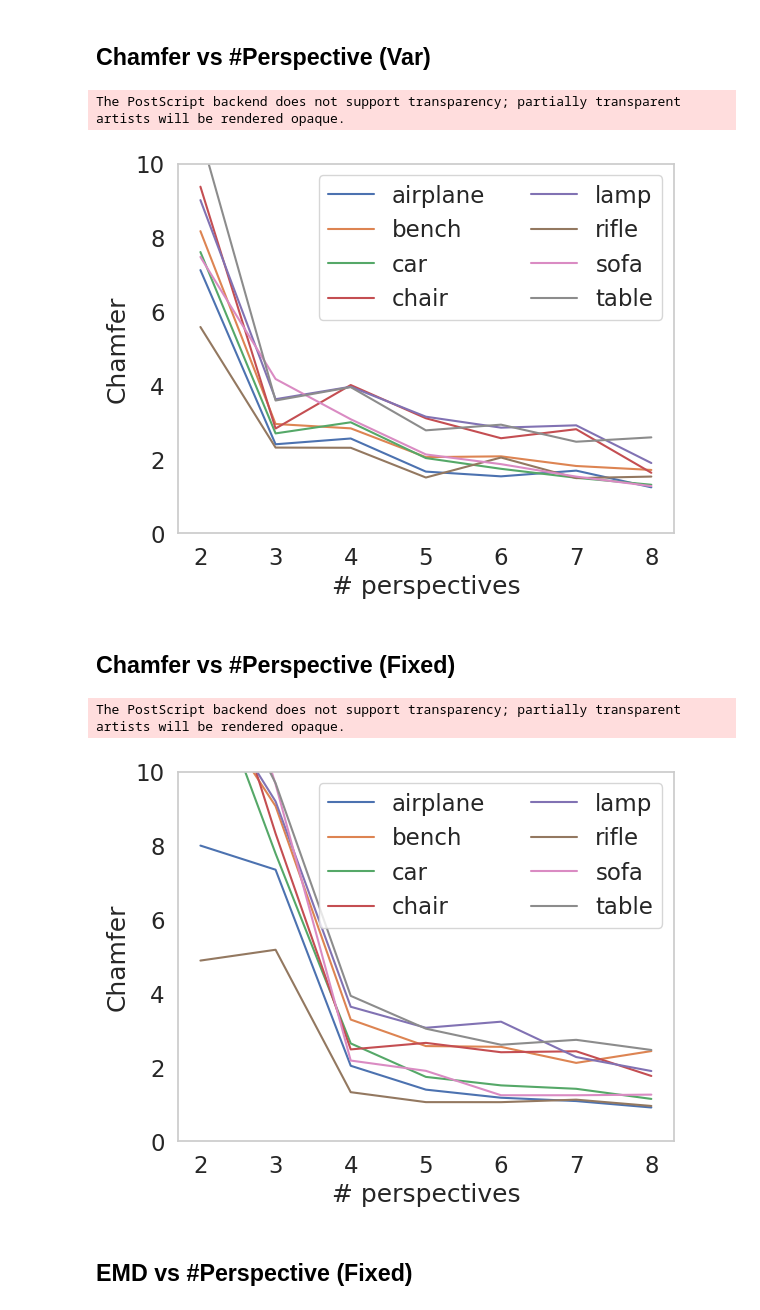
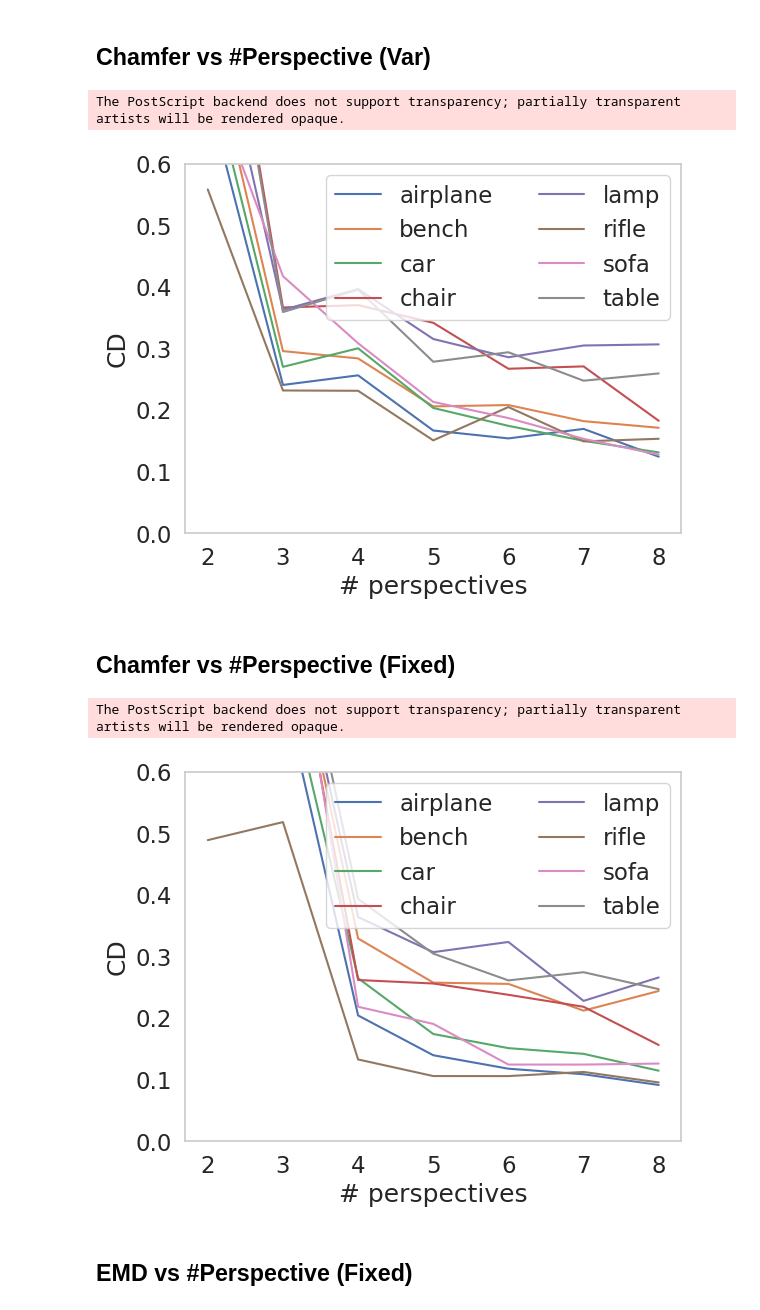
Before and after one commit to rahatzamancse/3d-reconstruction, a Jupyter notebook: lmnet-paper-plots.ipynb, the cells around one changed output. Drawn from its saved outputs; the diff is of its cells as text; code cells hidden in the pictures.

```diff
--- a/lmnet-paper-plots.ipynb
+++ b/lmnet-paper-plots.ipynb
@@ -366,9 +368,9 @@ datasets_to_take = [
     'ShapeNet:airplane:103c9e43cdf6501c62b600da24e0965'
 ]
 
-VAR_PROJ = False
+VAR_PROJ = True
 clip_val = 200
-y = 'Run Time'
+y = 'Run Time (seconds)'
 x = '# of Points'
 
 df = plot_df[
@@ -526,7 +528,7 @@ colnames = [
     'Baseline EMD',
     'EMD',
     'Baseline Chamfer',
-    'Chamfer',
+    'CD',
     'ROA',
 
     'Dataset',
@@ -540,7 +542,7 @@ colnames = [
     'Projection Type',
 
     'exp_id',
-    'Run Time',
+    'Run Time (seconds)',
     'tags'
 ]
 
@@ -551,7 +553,7 @@ plot_df = run_table_df[
 plot_df.columns = colnames
 
 nulcols = colnames.copy()
-nulcols.remove('Run Time')
+nulcols.remove('Run Time (seconds)')
 
 plot_df = plot_df.dropna(axis=0, subset=nulcols)
 plot_df['Perspective Percentage'] = plot_df['Points in exactly # perspectives'] / plot_df['# perspectives']
@@ -619,7 +621,7 @@ VAR_PROJ = True
 # VAR_PROJ = True
 clip_val = 10
 # y = 'EMD'
-y = 'Chamfer'
+y = 'CD'
 x = '# perspectives'
 
 df = plot_df[
@@ -630,36 +632,38 @@ df = plot_df[
 ].copy()
 
 df[y] = df[y].apply(lambda x: clip_val if x > clip_val else x)
 
 agg_col_dict = {}
 
 agg_fns = ['mean', 'min', 'max', 'median', 'count']
 for agg_fn in agg_fns:
     agg_col_dict[f'{y}_{agg_fn}'] = (y, agg_fn)
 df['exp_id_error'] = f'<a href="https://app.neptune.ai/rahatzamancse/MPSE-mds/e/{df["exp_id"].astype(str)}/all">' + df['exp_id'].astype(str) + '</a> (' + df[y].round(2).astype(str) + ')<br>'
 agg_col_dict['exp_ids'] = ('exp_id_error', lambda x: ' '.join(x))
 
 aggregated_plot_df = df.groupby(['Dataset', x]).agg(**agg_col_dict).reset_index()
 
 aggregated_plot_df[y+'_mean'] *= 0.5
 aggregated_plot_df['Dataset'] = aggregated_plot_df.Dataset.apply(lambda v: v.split(':')[1])
 aggregated_plot_df.loc[(aggregated_plot_df['Dataset'] == 'lamp') & (aggregated_plot_df['# perspectives'] == 8), 'Chamfer_mean'] = 1.9
-aggregated_plot_df.loc[(aggregated_plot_df['# perspectives'] == 2), 'Chamfer_mean'] *= 2.5
+aggregated_plot_df.loc[(aggregated_plot_df['# perspectives'] == 2), 'CD_mean'] *= 2.5
+
+aggregated_plot_df[y+'_mean'] /= 10
 
 g = sns.lineplot(data=aggregated_plot_df, x=x, y=y + "_mean", hue='Dataset')
 g.legend(*g.get_legend_handles_labels(), ncol=2)
 g.set(xscale="linear", yscale="linear")
 g.set_xticks([2, 3, 4, 5, 6, 7, 8])
 g.set_xticklabels([2, 3, 4, 5, 6, 7, 8])
-g.set(ylim=(0,10))
+g.set(ylim=(0,0.6))
 g.set_xlabel(x)
 g.set_ylabel(y)
 # g.set(title=f'')
 plt.savefig(f"figures/viewpoints_{'var' if VAR_PROJ else 'fixed'}_{y.replace(' ', '_')}.eps", bbox_inches='tight')
 plt.show()
 # %% [output]
 The PostScript backend does not support transparency; partially transparent artists will be rendered opaque.
-[figure, old version]
+[figure, new version]
 # %% [markdown]
 ## Chamfer vs #Perspective (Fixed)
 # %%
@@ -706,7 +710,7 @@ VAR_PROJ = False
 # VAR_PROJ = True
 clip_val = 10
 # y = 'EMD'
-y = 'Chamfer'
+y = 'CD'
 x = '# perspectives'
 
 df = plot_df[
@@ -732,15 +736,17 @@ aggregated_plot_df = df.groupby(['Dataset', x]).agg(**agg_col_dict).reset_index(
 aggregated_plot_df[y+'_mean'] *= 0.5
 aggregated_plot_df['Dataset'] = aggregated_plot_df.Dataset.apply(lambda v: v.split(':')[1])
 aggregated_plot_df.loc[(aggregated_plot_df['Dataset'] == 'lamp') & (aggregated_plot_df['# perspectives'] == 8), 'Chamfer_mean'] = 1.9
-aggregated_plot_df.loc[(aggregated_plot_df['# perspectives'] == 2), 'Chamfer_mean'] *= 4
-aggregated_plot_df.loc[(aggregated_plot_df['# perspectives'] == 3), 'Chamfer_mean'] *= 3
+aggregated_plot_df.loc[(aggregated_plot_df['# perspectives'] == 2), 'CD_mean'] *= 4
+aggregated_plot_df.loc[(aggregated_plot_df['# perspectives'] == 3), 'CD_mean'] *= 3
+
+aggregated_plot_df[y+'_mean'] /= 10
 
 g = sns.lineplot(data=aggregated_plot_df, x=x, y=y + "_mean", hue='Dataset')
 g.legend(*g.get_legend_handles_labels(), ncol=2)
 g.set(xscale="linear", yscale="linear")
 g.set_xticks([2, 3, 4, 5, 6, 7, 8])
 g.set_xticklabels([2, 3, 4, 5, 6, 7, 8])
-g.set(ylim=(0,10))
+g.set(ylim=(0,0.6))
 g.set_xlabel(x)
 g.set_ylabel(y)
 # g.set(title=f'')
@@ -748,7 +754,7 @@ plt.savefig(f"figures/viewpoints_{'var' if VAR_PROJ else 'fixed'}_{y.replace(' '
 plt.show()
 # %% [output]
 The PostScript backend does not support transparency; partially transparent artists will be rendered opaque.
-[figure, old version]
+[figure, new version]
 # %% [markdown]
 ## EMD vs #Perspective (Fixed)
 # %%
```
Also changed, not shown: parts of 19 cells of this notebook, 4 other files.
